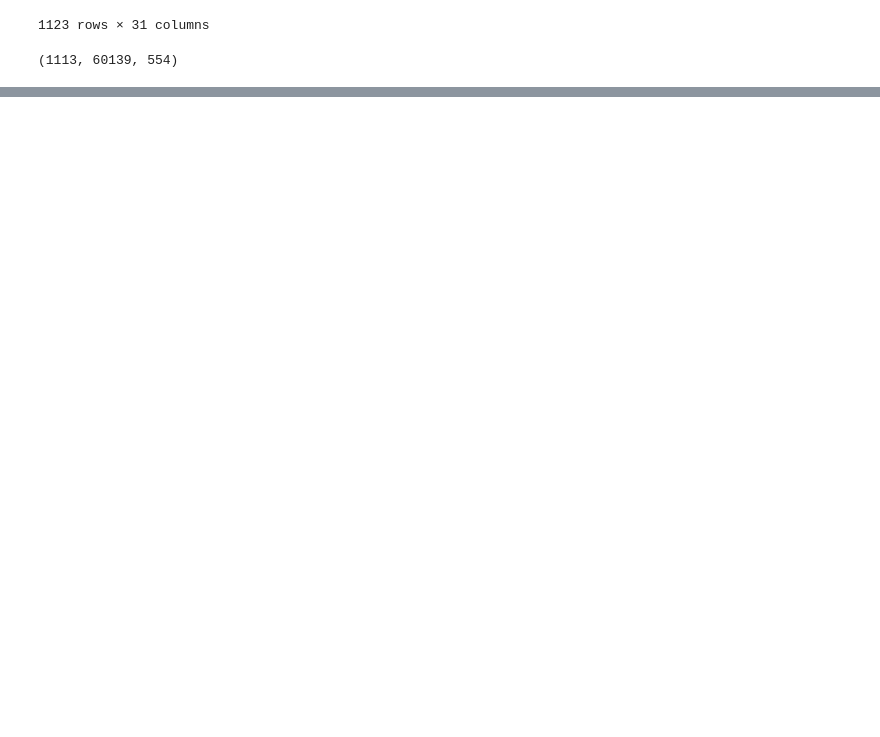
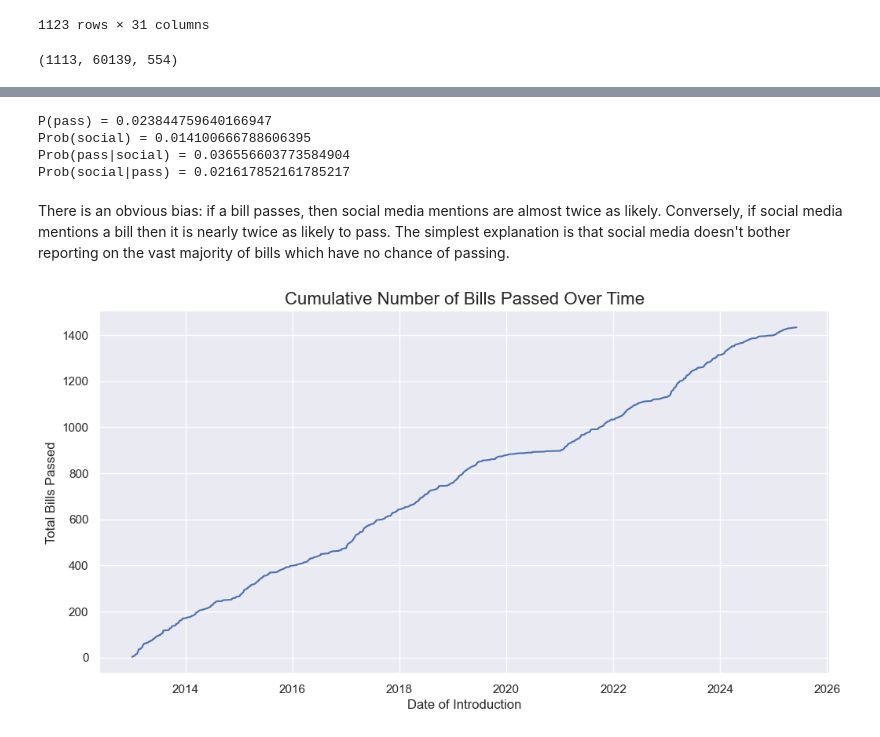
Before and after one commit to Erdos-Projects/fall-2025-will-the-bill-make-it-through-capitol-hill, a Jupyter notebook: Data/notebooks/bills_eda.ipynb, the cells around one changed output, grey strips where cells are left out. Drawn from its saved outputs; the diff is of its cells as text; code cells hidden in the pictures; blank space fills up the shorter version.

```diff
--- a/Data/notebooks/bills_eda.ipynb
+++ b/Data/notebooks/bills_eda.ipynb
@@ -84,0 +111,43 @@ df
+# %%
+total = cong_gov_df
+total_passed = total[total.law]
+soc = df
+soc_and_pass = df[df.law]
+
+prob_pass = len(total_passed) / len(total)
+prob_soc = len(soc) / len(total)
+p_pass_given_soc = (len(soc_and_pass) / len(soc))
+prob_soc_given_passed = len(soc_and_pass) / len(total_passed)
+
+print(f'P(pass) = {prob_pass}\nProb(social) = {prob_soc}\nProb(pass|social) = {p_pass_given_soc}\nProb(social|pass) = {prob_soc_given_passed}')
+# %% [output]
+P(pass) = 0.023844759640166947
+Prob(social) = 0.014100666788606395
+Prob(pass|social) = 0.036556603773584904
+Prob(social|pass) = 0.021617852161785217
+# %% [markdown]
+There is an obvious bias: if a bill passes, then social media mentions are almost twice as likely. Conversely, if social media mentions a bill then it is nearly twice as likely to pass. The simplest explanation is that social media doesn't bother reporting on the vast majority of bills which have no chance of passing.
+# %%
+cong_gov_df['date'] = pd.to_datetime(cong_gov_df['date'], format='mixed')
+# %%
+passed = cong_gov_df[cong_gov_df.law].copy()
+passed.sort_values(by='date', inplace=True)
+passed['cum_passed'] = np.arange(1, len(passed)+1)
+sns.set_theme(style="darkgrid")
+plt.figure(figsize=(12, 6))
+
+# Create the line plot
+plot = sns.lineplot(
+    data=passed,
+    x='date',
+    y='cum_passed'
+)
+
+# Set titles and labels for clarity
+plot.set_title('Cumulative Number of Bills Passed Over Time', fontsize=16)
+plot.set_xlabel('Date of Introduction')
+plot.set_ylabel('Total Bills Passed')
+
+plt.show()
+# %% [output]
+[figure, added]
```
Also changed, not shown: parts of 10 cells of this notebook, 1 other file.
